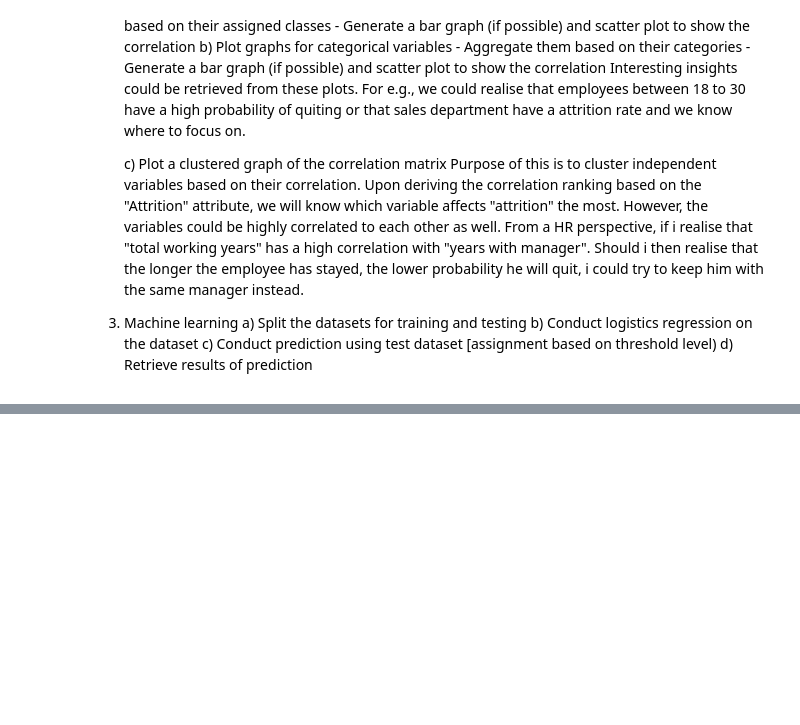
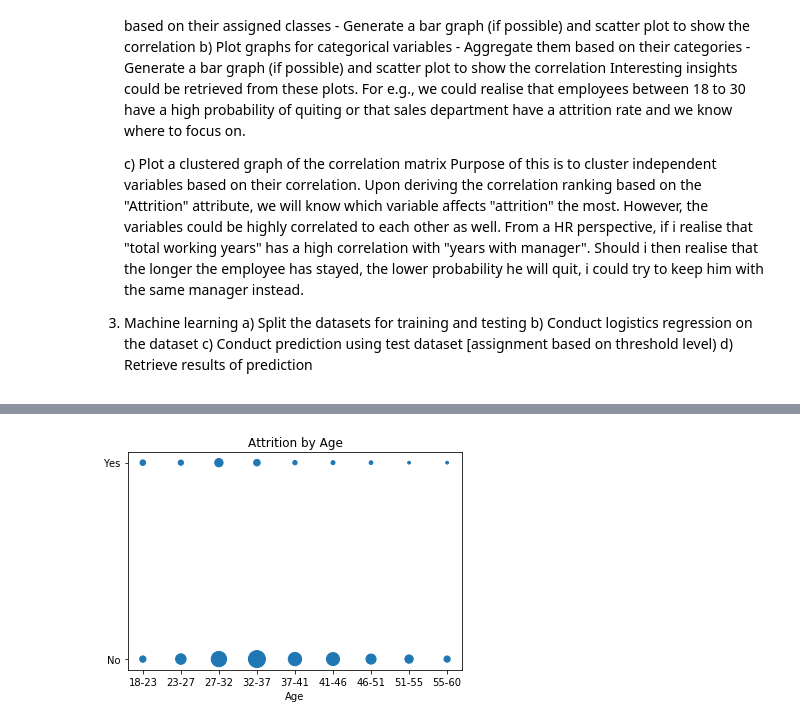
Before and after one commit to woonzh/hranalysis, a Jupyter notebook: Untitled1.ipynb, the cells around one changed output, grey strips where cells are left out. Cells and saved outputs as stored; diff of their text form; code cells hidden in the pictures; blank space fills up the shorter version.

```diff
--- a/Untitled1.ipynb
+++ b/Untitled1.ipynb
@@ -38,0 +171,99 @@ Upon deriving the correlation ranking based on the "Attrition" attribute, we wil
+# %%
+import matplotlib.pyplot as mp
+import matplotlib.image as mpimg
+import pandas as pd
+import scipy.cluster.hierarchy as sch
+import numpy as np
+
+# open graph based on path
+def openGraph(store, col):
+    img = mpimg.imread(store[col])
+    mp.imshow(img)
+    mp.show()
+
+#generate stratas for integer values
+def generateStrata(tem):
+    classes=10
+    strata=pd.DataFrame(columns=['cap','label'])
+    minv=min(tem)
+    maxv=max(tem)
+    interval=(maxv-minv)/(classes-1)
+    for i in list(range(1,classes+1)):
+        cap=round(minv+(interval*i))
+        if i > 1:
+            label=str(strata.iloc[i-2,0])+'-'+str(cap)
+        else:
+            label=str(minv)+'-'+str(cap)
+        strata.loc[i]=[cap, label]
+    return strata
+
+# identify strata for value
+def findStrata(val, strata):
+    for i in range(len(strata)):
+        if val<=strata.iloc[i,0]:
+            return strata.iloc[i,1]
+
+#change numerical column to categorical
+def classify(tem):
+    store=[]
+    strata=generateStrata(tem)
+    for i in list(tem):
+        store.append(findStrata(i,strata))
+
+    return store, strata
+
+# get aggregated values based on categories
+def processGraph(data, col):
+    tem=data[col]
+    if str(tem.dtype)=='object':
+        data['class']=list(tem)
+    else:
+        data['class'], strata=classify(tem)
+
+    data=data.groupby(['Attrition', 'class']).count().reset_index()
+    return data
+
+#main call
+def plotgraph(df):
+    store={}
+    for col in list(df):
+        if col != 'Attrition':
+            data=processGraph(df[['Attrition',col]], col)
+
+            mp.scatter(data['class'], data['Attrition'],s=data[col])
+            mp.title('Attrition by '+ str(col))
+            mp.xlabel(str(col))
+            #path='graphs/'+col+'_scatter'+'.png'
+            #mp.savefig(path)
+            mp.show()
+            #mp.close()
+            #store[str(col)+'_scatter']=path
+
+            try:
+                d1=data[data['Attrition']=='Yes']
+                d2=data[data['Attrition']=='No']
+                p1=mp.bar(d1['class'], d1[col], color='r', )
+                p2=mp.bar(d1['class'], d2[col], bottom=d1[col],color='b')
+                mp.title('Attrition by '+ str(col))
+                mp.xlabel(str(col))
+                mp.legend((p1[0], p2[0]), ('Yes', 'No'))
+                #path='graphs/'+col+'_bar.png'
+                #mp.savefig(path)
+                mp.show()
+                #mp.close()
+                #store[str(col)+'_bar']=path
+            except:
+                #mp.close()
+                print(str(col)+' error')
+    return store
+
+def graph(df, converteddf):
+    store=plotgraph(df)
+    print('variables graph plotted')
+    store['corr']=corrgraph(converteddf)
+    print('corr graph plotted')
+
+    return store
+
+graphs=graph(leandf,converteddf)
+# %% [output]
@@ -38,0 +274 @@ Upon deriving the correlation ranking based on the "Attrition" attribute, we wil
+[figure, added]
```
Also changed, not shown: parts of 7 cells of this notebook, 1 other file.
